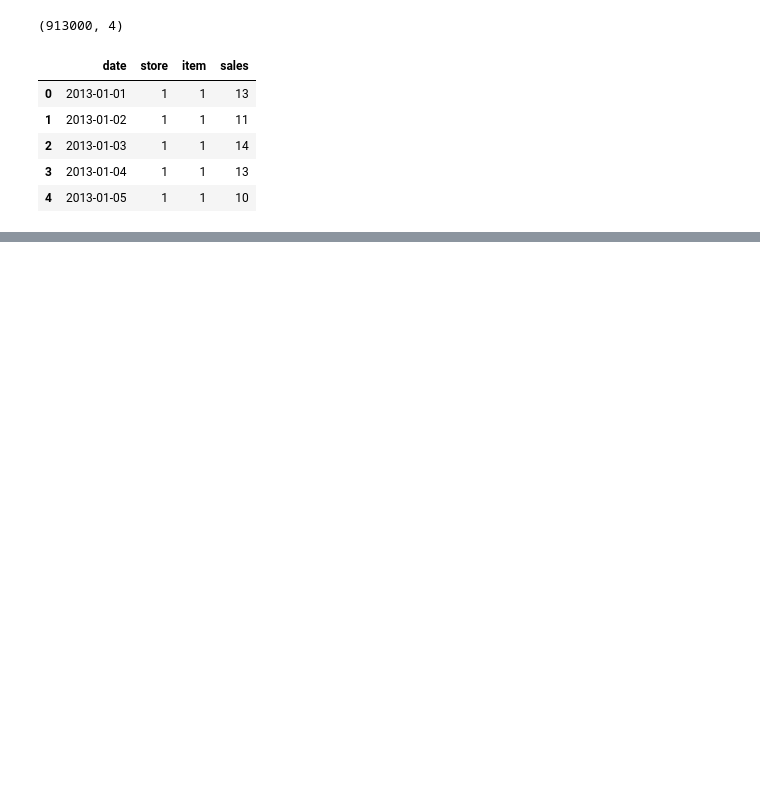
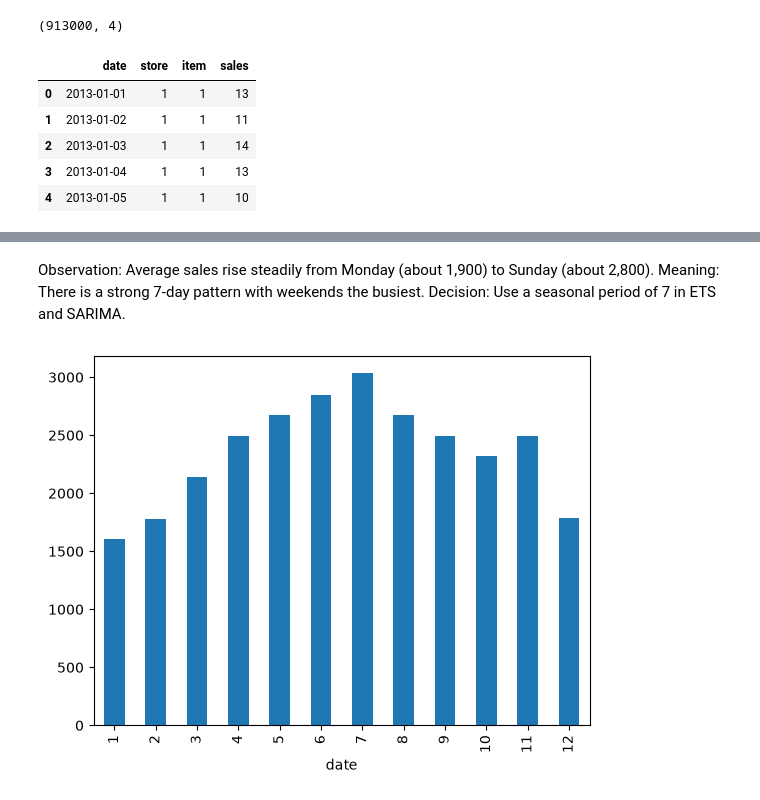
Before and after one commit to anwesskumar-source/sales-forecasting, a Jupyter notebook: forecasting.ipynb, the cells around one changed output, grey strips where cells are left out. Cells and saved outputs as stored; diff of their text form; code cells hidden in the pictures; blank space fills up the shorter version.

```diff
--- a/forecasting.ipynb
+++ b/forecasting.ipynb
@@ -15,0 +38,9 @@ df.head()
+# %% [markdown]
+Observation: Average sales rise steadily from Monday (about 1,900) to Sunday (about 2,800).
+Meaning: There is a strong 7-day pattern with weekends the busiest.
+Decision: Use a seasonal period of 7 in ETS and SARIMA.
+# %%
+s.groupby(s.index.month).mean().plot(kind="bar")
+plt.show()
+# %% [output]
+[figure, added]
```
Also changed, not shown: parts of 19 cells of this notebook.
